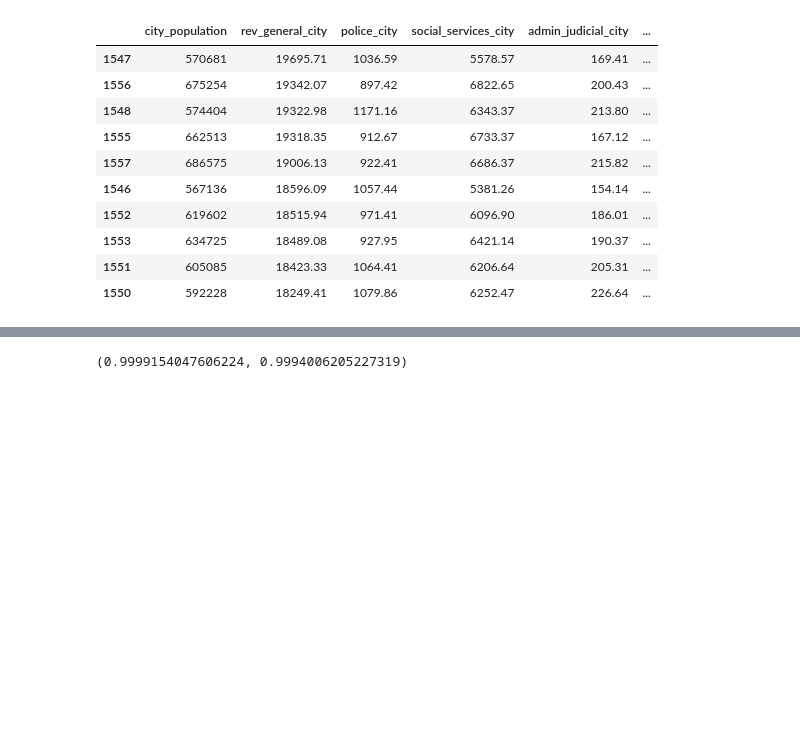
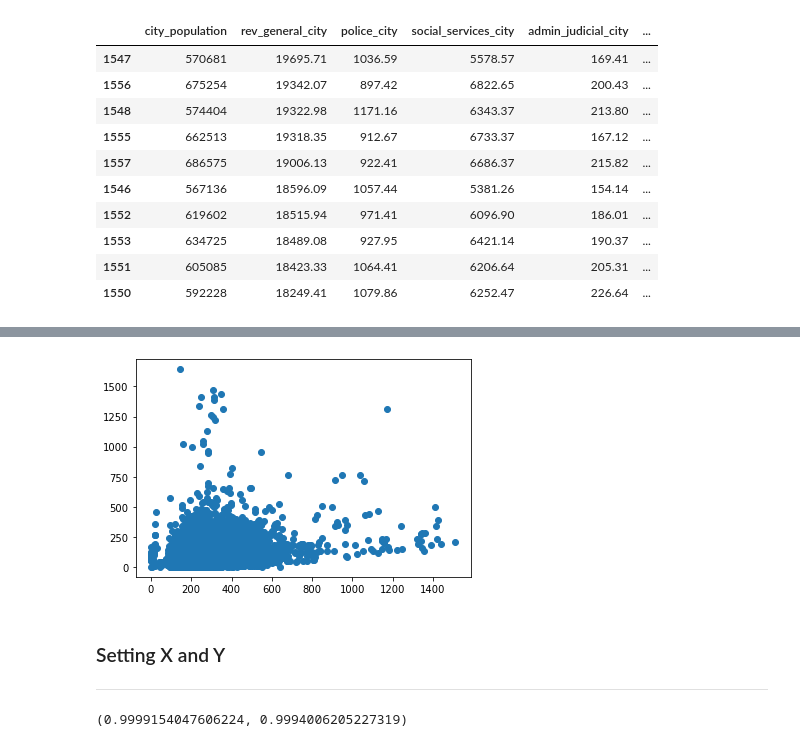
Before and after one commit to Erutis/homelessness-predictor, a Jupyter notebook: fisc_modeling_backup.ipynb, the cells around one changed output, grey strips where cells are left out. Drawn from its saved outputs; the diff is of its cells as text; code cells hidden in the pictures; blank space fills up the shorter version.

```diff
--- a/fisc_modeling_backup.ipynb
+++ b/fisc_modeling_backup.ipynb
@@ -51,3 +59,11 @@ df[['city_population', 'rev_general_city',
+# %%
+plt.scatter(df['police_city'],df['parks_recreation_city']);
+# %% [output]
+[figure, added]
+# %% [markdown]
+### Setting X and Y
+
+-------
 # %%
 drop_cols = ['parks_recreation_city', 'year', 'city_name', 'city_types', 'id_city','cpi']
 # %%
```
Also changed, not shown: parts of 8 cells of this notebook, 3 other files.
